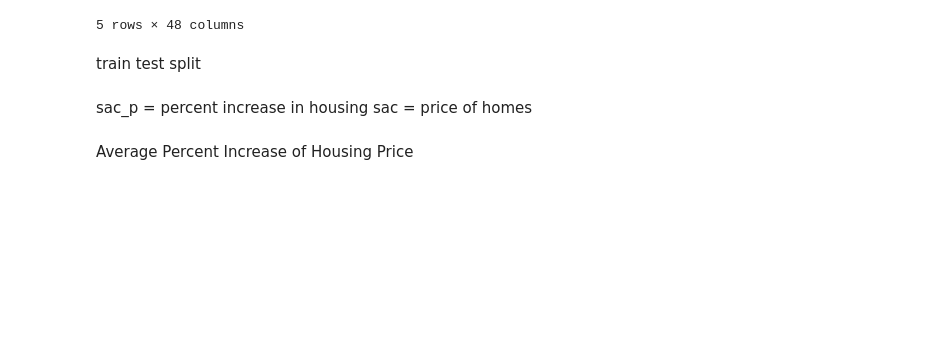
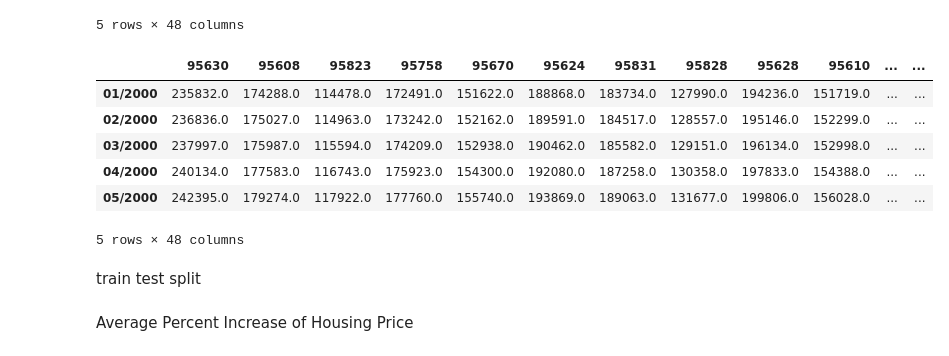
Before and after one commit to SringayKeno/forecasting-home-prices-sacramento-county, a Jupyter notebook: data_explore/data_explore_sacr.ipynb, the cells around one changed output. Cells and saved outputs as stored; diff of their text form; code cells hidden in the pictures; blank space fills up the shorter version.

```diff
--- a/data_explore/data_explore_sacr.ipynb
+++ b/data_explore/data_explore_sacr.ipynb
@@ -33,6 +33,16 @@ sac_p.head(5)
 | 04/2000 | 0.897910 | 0.906885 | 0.993996 | 0.983876 | 0.890557 | 0.849513 | 0.903105 | 0.934565 | 0.866245 | 0.908509 | ... | ... |
 | 05/2000 | 0.941558 | 0.952231 | 1.009911 | 1.044207 | 0.933247 | 0.931383 | 0.963911 | 1.011829 | 0.997306 | 1.062259 | ... | ... |
 5 rows × 48 columns
+# %%
+sac_price.head()
+# %% [output]
+|  | 95630 | 95608 | 95823 | 95758 | 95670 | 95624 | 95831 | 95828 | 95628 | 95610 | ... | ... |
+| 01/2000 | 235832.0 | 174288.0 | 114478.0 | 172491.0 | 151622.0 | 188868.0 | 183734.0 | 127990.0 | 194236.0 | 151719.0 | ... | ... |
+| 02/2000 | 236836.0 | 175027.0 | 114963.0 | 173242.0 | 152162.0 | 189591.0 | 184517.0 | 128557.0 | 195146.0 | 152299.0 | ... | ... |
+| 03/2000 | 237997.0 | 175987.0 | 115594.0 | 174209.0 | 152938.0 | 190462.0 | 185582.0 | 129151.0 | 196134.0 | 152998.0 | ... | ... |
+| 04/2000 | 240134.0 | 177583.0 | 116743.0 | 175923.0 | 154300.0 | 192080.0 | 187258.0 | 130358.0 | 197833.0 | 154388.0 | ... | ... |
+| 05/2000 | 242395.0 | 179274.0 | 117922.0 | 177760.0 | 155740.0 | 193869.0 | 189063.0 | 131677.0 | 199806.0 | 156028.0 | ... | ... |
+5 rows × 48 columns
 # %% [markdown]
   train test split
 # %%
@@ -43,6 +53,3 @@ trdf_price = sac.iloc[:-40]
 trdf_price.index = pd.to_datetime(trdf_price.index)
-# %% [markdown]
- sac_p = percent increase in housing
-sac = price of homes
 # %% [markdown]
  Average Percent Increase of Housing Price
```
Also changed, not shown: parts of 13 cells of this notebook, 11 other files.
